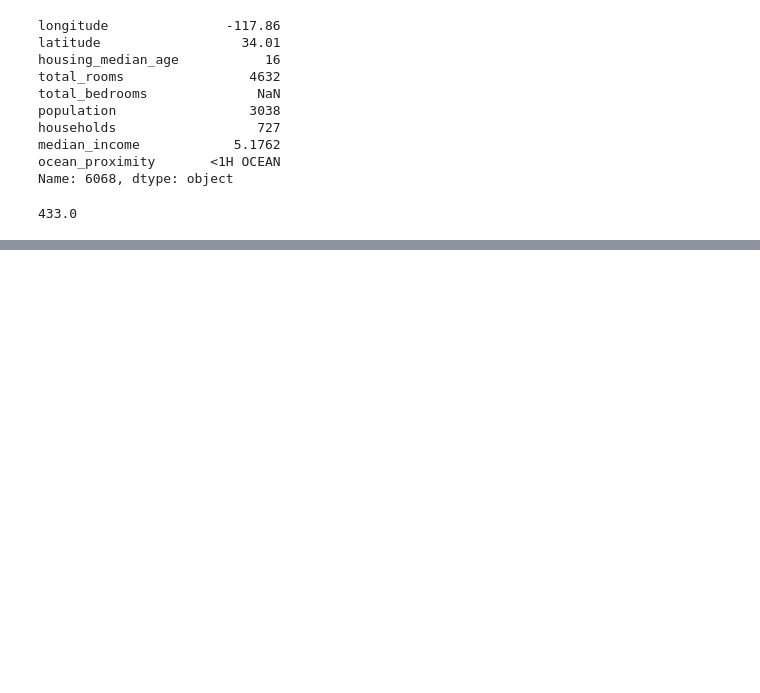
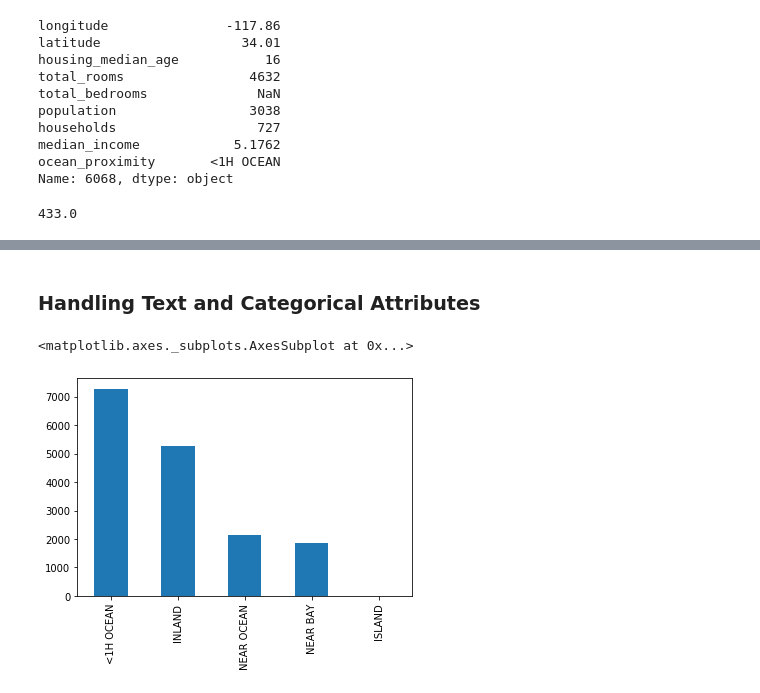
Before and after one commit to patsancu/handson-ml, a Jupyter notebook: patrick/02_end_to_end_machine_learning_project.ipynb, the cells around one changed output, grey strips where cells are left out. Saved outputs shown, nothing was run; the diff lists cells and outputs as text; code cells hidden in the pictures; blank space fills up the shorter version.

```diff
--- a/patrick/02_end_to_end_machine_learning_project.ipynb
+++ b/patrick/02_end_to_end_machine_learning_project.ipynb
@@ -324,0 +350,9 @@ median
+# %% [markdown]
+### Handling Text and Categorical Attributes
+# %%
+housing_cat = housing[["ocean_proximity"]]
+# %%
+housing_cat["ocean_proximity"].value_counts().plot(kind='bar')
+# %% [output]
+<matplotlib.axes._subplots.AxesSubplot at 0x...>
+[figure, added]
```
Also changed, not shown: parts of 15 cells of this notebook.
